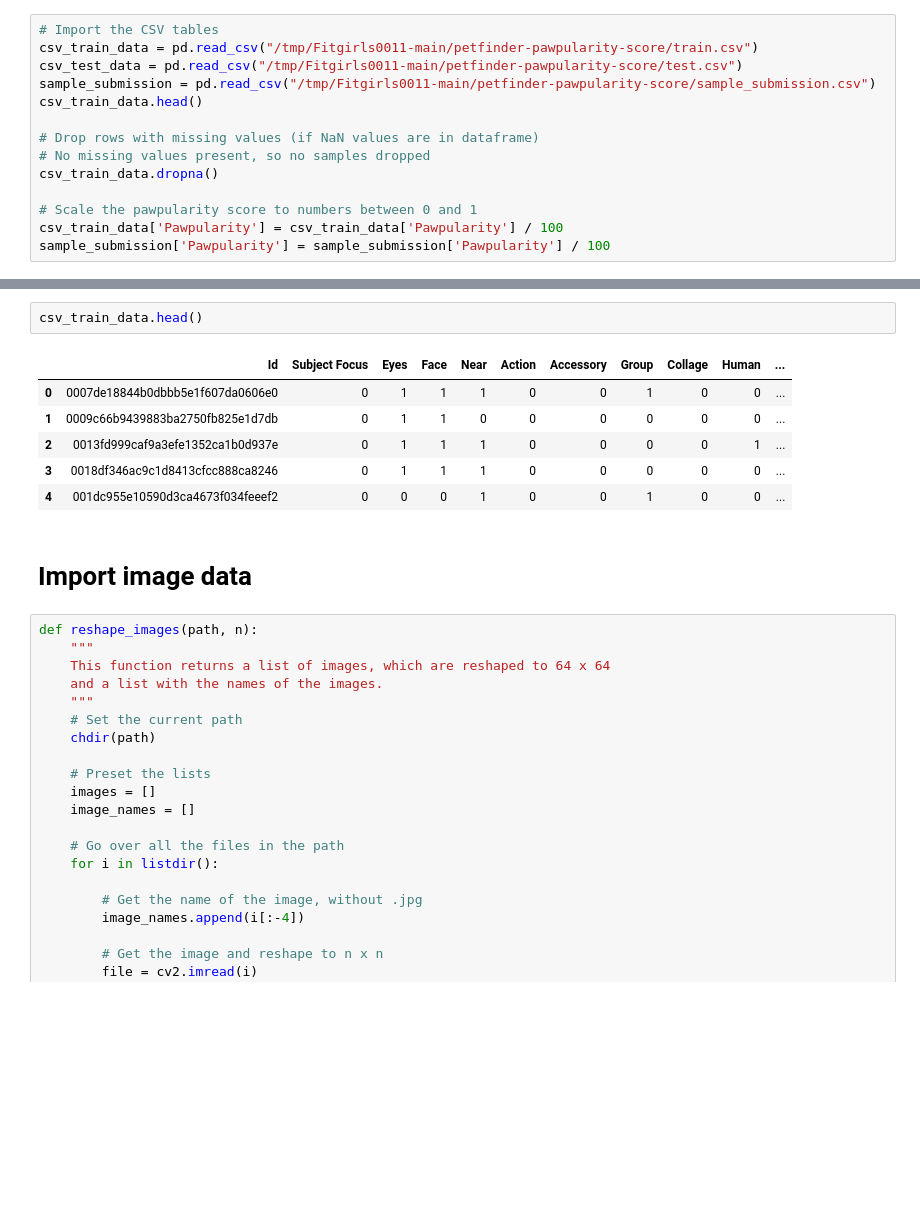
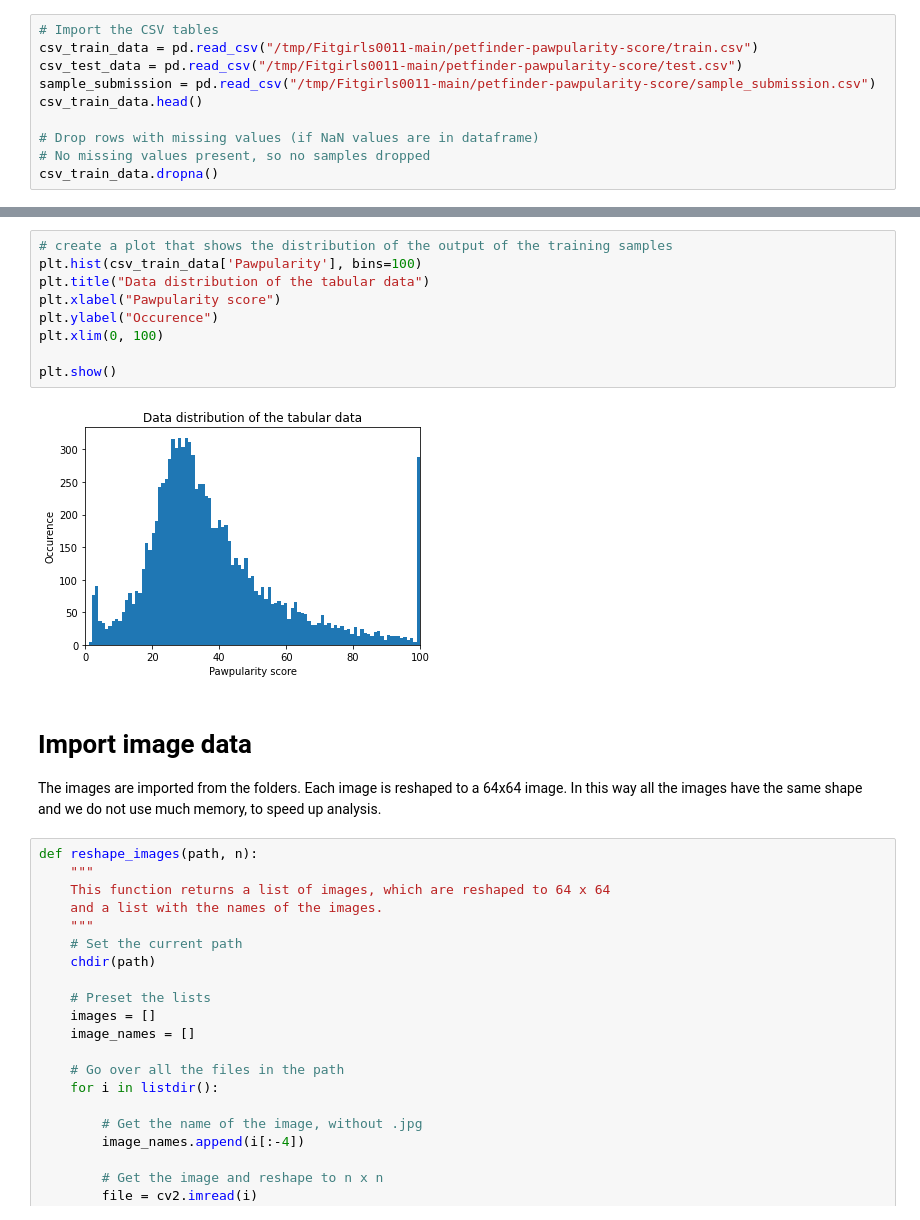
Before and after one commit to ilsefeenstra/CassBenteDemiIlse, a Jupyter notebook: code/Milestone_2.ipynb, the cells around one changed output, grey strips where cells are left out. Cells and saved outputs as stored; diff of their text form; blank space fills up the shorter version.

```diff
--- a/code/Milestone_2.ipynb
+++ b/code/Milestone_2.ipynb
@@ -53,7 +57,3 @@ csv_train_data.head()
 # Drop rows with missing values (if NaN values are in dataframe)
 # No missing values present, so no samples dropped
 csv_train_data.dropna()
-
-# Scale the pawpularity score to numbers between 0 and 1
-csv_train_data['Pawpularity'] = csv_train_data['Pawpularity'] / 100
-sample_submission['Pawpularity'] = sample_submission['Pawpularity'] / 100
@@ -60,14 +74,17 @@ sample_submission['Pawpularity'] = sample_submission['Pawpularity'] / 100
 # %%
-csv_train_data.head()
+# create a plot that shows the distribution of the output of the training samples
+plt.hist(csv_train_data['Pawpularity'], bins=100)
+plt.title("Data distribution of the tabular data")
+plt.xlabel("Pawpularity score")
+plt.ylabel("Occurence")
+plt.xlim(0, 100)
+
+plt.show()
 # %% [output]
-|  | Id | Subject Focus | Eyes | Face | Near | Action | Accessory | Group | Collage | Human | ... |
-| 0 | 0007de18844b0dbbb5e1f607da0606e0 | 0 | 1 | 1 | 1 | 0 | 0 | 1 | 0 | 0 | ... |
-| 1 | 0009c66b9439883ba2750fb825e1d7db | 0 | 1 | 1 | 0 | 0 | 0 | 0 | 0 | 0 | ... |
-| 2 | 0013fd999caf9a3efe1352ca1b0d937e | 0 | 1 | 1 | 1 | 0 | 0 | 0 | 0 | 1 | ... |
-| 3 | 0018df346ac9c1d8413cfcc888ca8246 | 0 | 1 | 1 | 1 | 0 | 0 | 0 | 0 | 0 | ... |
-| 4 | 001dc955e10590d3ca4673f034feeef2 | 0 | 0 | 0 | 1 | 0 | 0 | 1 | 0 | 0 | ... |
+[figure, added]
 # %% [markdown]
 # Import image data
+The images are imported from the folders. Each image is reshaped to a 64x64 image. In this way all the images have the same shape and we do not use much memory, to speed up analysis.
 # %%
 def reshape_images(path, n):
     """
```
Also changed, not shown: parts of 22 cells of this notebook.
